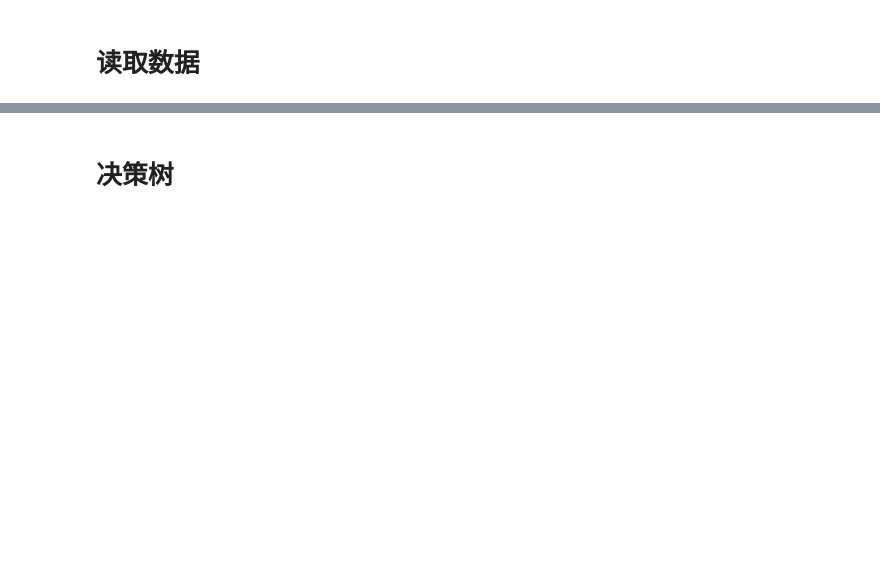
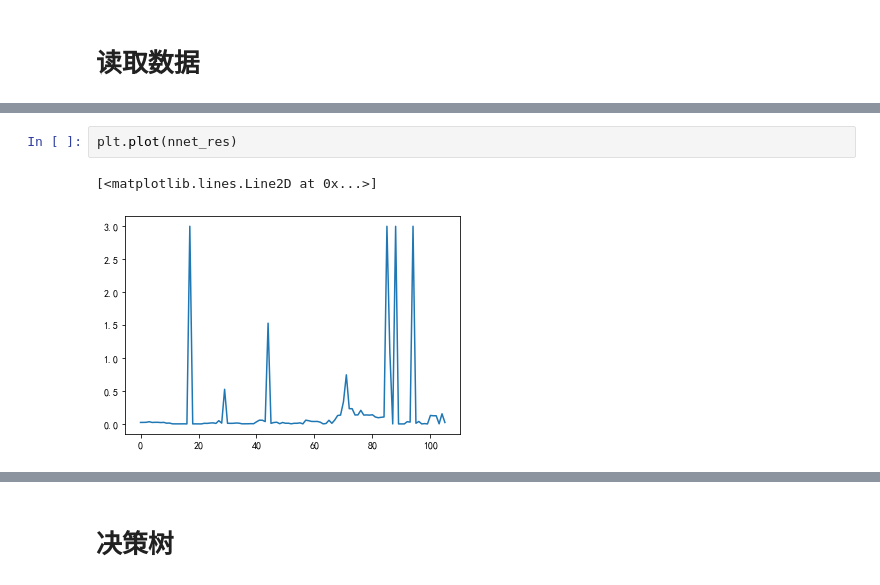
Before and after one commit to LimboRift/wkzq, a Jupyter notebook: noidontthinkso.ipynb, the cells around one changed output, grey strips where cells are left out. Cells and saved outputs as stored; diff of their text form; blank space fills up the shorter version.

```diff
--- a/noidontthinkso.ipynb
+++ b/noidontthinkso.ipynb
@@ -562,0 +570,5 @@ for i in range(35,len(d8)):
+# %%
+plt.plot(nnet_res)
+# %% [output]
+[<matplotlib.lines.Line2D at 0x...>]
+[figure, added]
```
Also changed, not shown: parts of 9 cells of this notebook, 15 other files.
